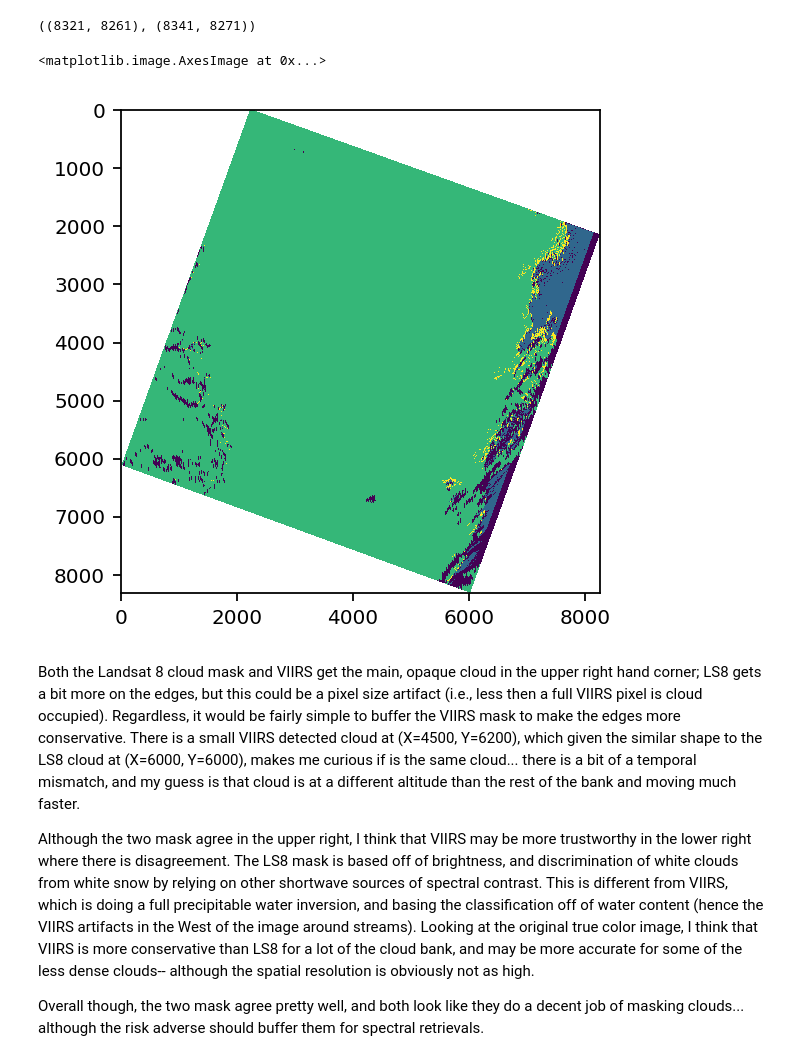
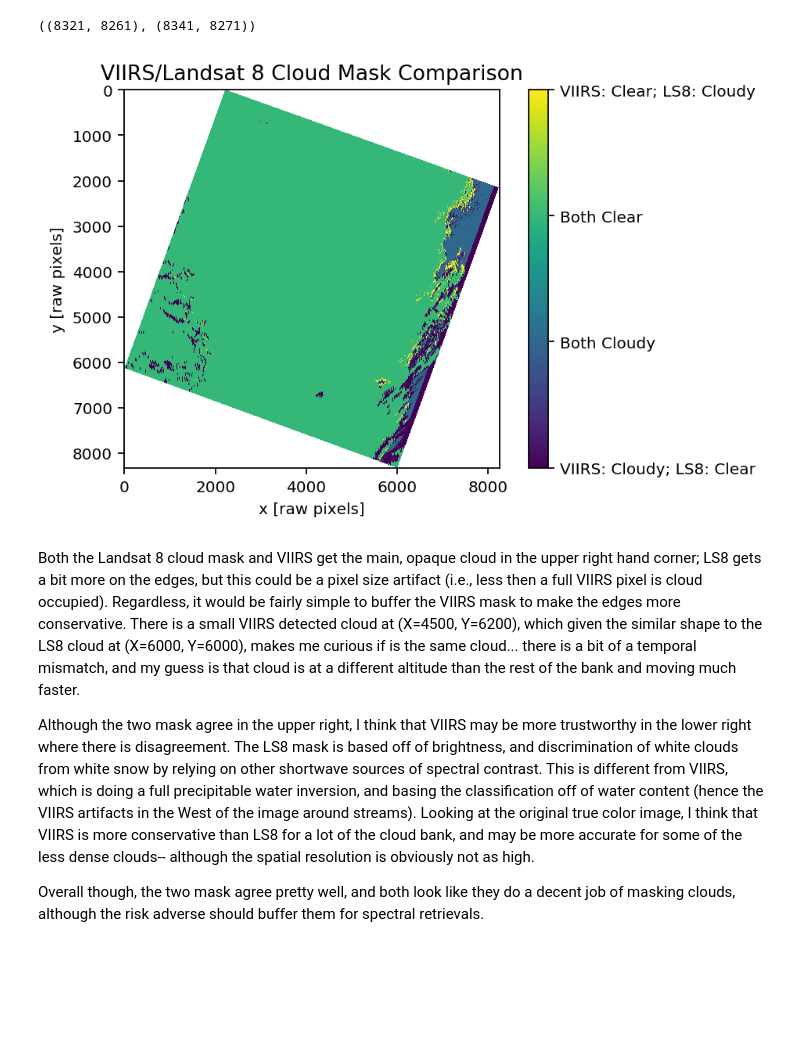
Before and after one commit to MinesGlaciology/cloudMasking, a Jupyter notebook: VIIRS_Cloud_Masking.ipynb, the cells around one changed output. Saved outputs shown, nothing was run; the diff lists cells and outputs as text; code cells hidden in the pictures; blank space fills up the shorter version.

```diff
--- a/VIIRS_Cloud_Masking.ipynb
+++ b/VIIRS_Cloud_Masking.ipynb
@@ -323,7 +350,7 @@ Pixel by pixel masking
 
 Above is a good visual indicator of how cloudy the scene is, but normally we want exact indices for masking data. To do this, we need exact pixel-to-pixel alignment and matching. There are two steps to this; building a spatial index tree, and then querying it. Above, we already (in cells 24-25) built the index tree on the VIIRS coords (the source coordinates), and used a ***small*** subset of the target coordinates to query. Since there are $8,271 * 8,341 = 68,988,411$ **total** Landsat pixels, we'll do some simple parallelization to speed things up, chunking the distance queries into blocks of 1 million points and distributing among however many cores our machine has. On our compute node with 28 cores, this takes about a minute; for my laptop with 4 cores, it takes between 7 and 10 minutes. There are also GPU options for distance queries-- see [this post](https://medium.com/aspectum/acceleration-for-the-nearest-neighbor-search-on-earths-surface-using-python-513fc75984aa) for some in depth ideas on speeding things up.
 # %%
-c = 28    # Replace with your core count
+c = 4    # Replace with your core count
 qq = lambda x: VIIRS_Ball.query(LS_rad[x*1000000:(x+1)*1000000],
                                 k=1, breadth_first=True,
                                 return_distance=False)
@@ -395,23 +424,28 @@ np.shape(qa.ReadAsArray(0)), np.shape(ds.ReadAsArray(0))
 # %%
 compare = np.zeros_like(qa.ReadAsArray(0), dtype=np.float32)
 compare[~data_mask[10:-10,5:-5]] = np.nan
 compare[data_mask[10:-10,5:-5]] += LS8_QA[data_mask[10:-10,5:-5]]*10
 # Awful indexing
 compare[data_mask[10:-10,5:-5]] -= np.reshape(clouds_filter.ravel()[ls_idx],
                       (8341,8271))[10:-10,5:-5][data_mask[10:-10,5:-5]]*20
 imshow(compare)
+xlabel('x [raw pixels]'); ylabel('y [raw pixels]')
+title('VIIRS/Landsat 8 Cloud Mask Comparison')
+cbar = colorbar()
+cbar.set_ticks([-20,-10,0,10])
+cbar.set_ticklabels(['VIIRS: Cloudy; LS8: Clear', 'Both Cloudy', 'Both Clear', 'VIIRS: Clear; LS8: Cloudy'])
+show()
 # Purple is where VIIRS masks clouds, but LS8 doesn't
 # Yellow is where LS8 masks clouds, but VIIRS doesn't
 # Blue is where both mask clouds
 # Green is where both agree that it is clear
 # %% [output]
-<matplotlib.image.AxesImage at 0x...>
-[figure, old version]
+[figure, new version]
 # %% [markdown]
 Both the Landsat 8 cloud mask and VIIRS get the main, opaque cloud in the upper right hand corner; LS8 gets a bit more on the edges, but this could be a pixel size artifact (i.e., less then a full VIIRS pixel is cloud occupied). Regardless, it would be fairly simple to buffer the VIIRS mask to make the edges more conservative. There is a small VIIRS detected cloud at (X=4500, Y=6200), which given the similar shape to the LS8 cloud at (X=6000, Y=6000), makes me curious if is the same cloud... there is a bit of a temporal mismatch, and my guess is that cloud is at a different altitude than the rest of the bank and moving much faster.
 
 Although the two mask agree in the upper right, I think that VIIRS may be more trustworthy in the lower right where there is disagreement. The LS8 mask is based off of brightness, and discrimination of white clouds from white snow by relying on other shortwave sources of spectral contrast. This is different from VIIRS, which is doing a full precipitable water inversion, and basing the classification off of water content (hence the VIIRS artifacts in the West of the image around streams). Looking at the original true color image, I think that VIIRS is more conservative than LS8 for a lot of the cloud bank, and may be more accurate for some of the less dense clouds-- although the spatial resolution is obviously not as high.
 
-Overall though, the two mask agree pretty well, and both look like they do a decent job of masking clouds... although the risk adverse should buffer them for spectral retrievals.
+Overall though, the two mask agree pretty well, and both look like they do a decent job of masking clouds, although the risk adverse should buffer them for spectral retrievals.
 # %%
 imshow(LSC)
```
Also changed, not shown: parts of 18 cells of this notebook.
